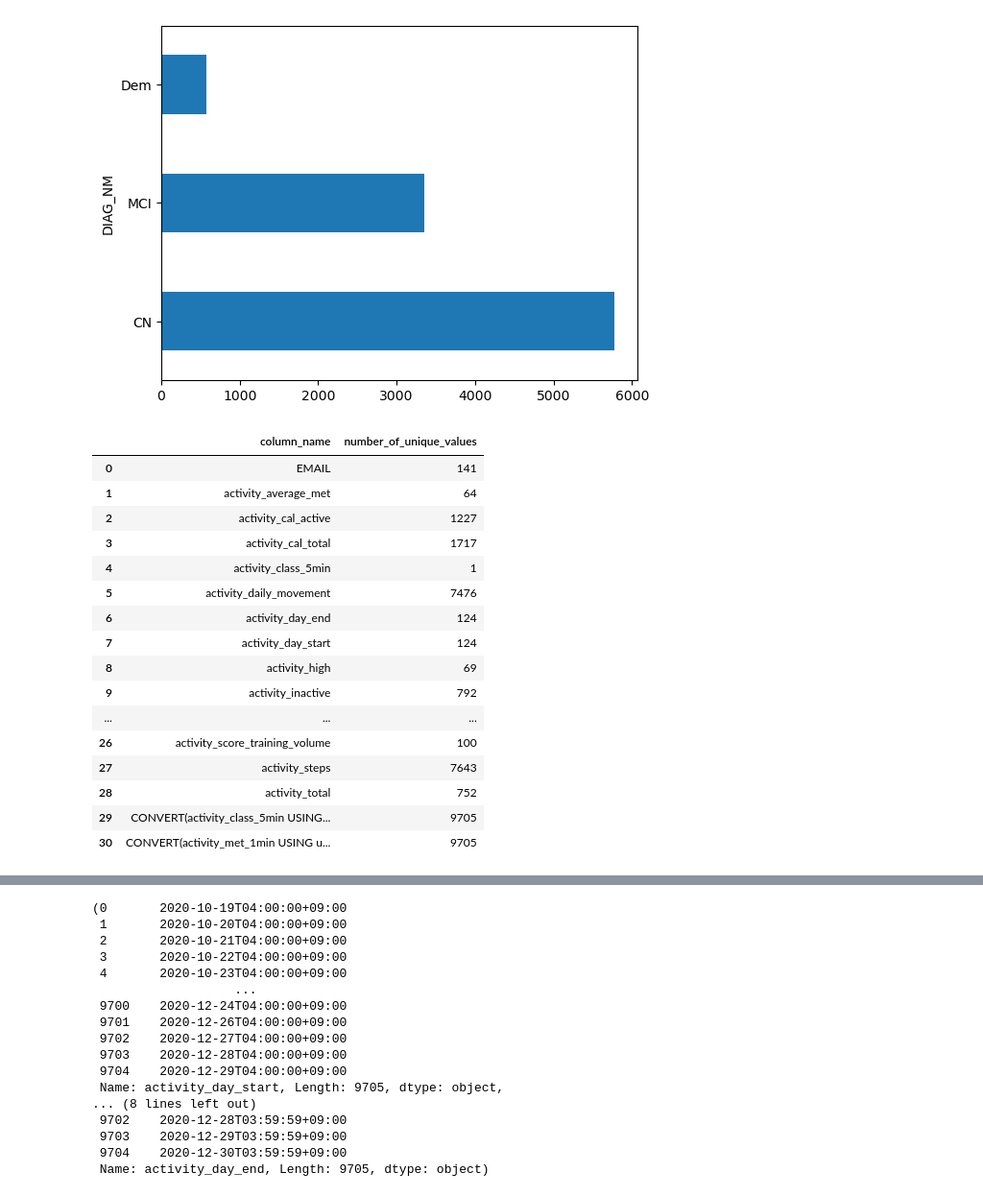
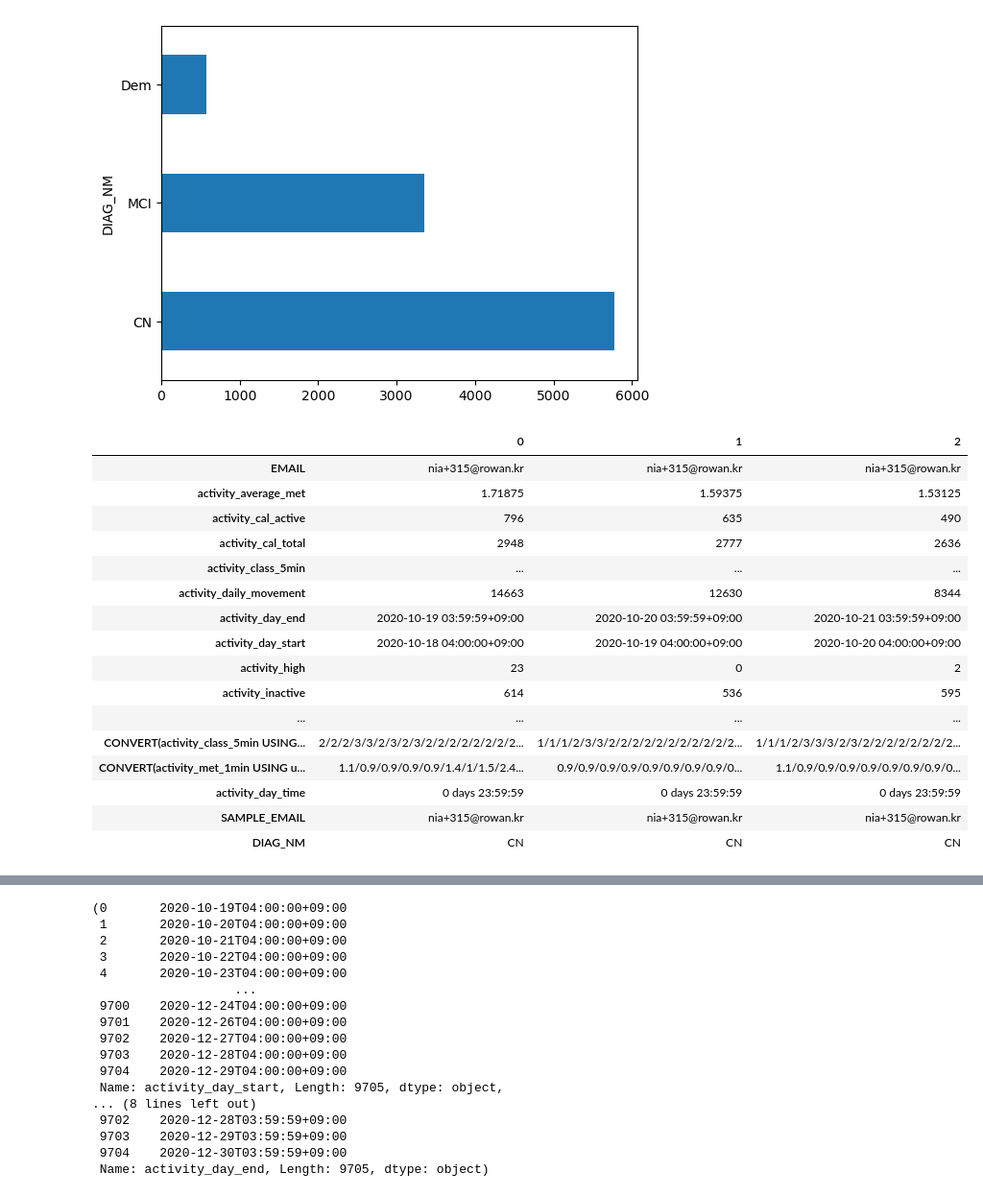
Before and after one commit to SeHwanYoo/analyze_dementia, a Jupyter notebook: EDA.ipynb, the cells around one changed output, grey strips where cells are left out. Shown at 96% size. Saved outputs shown, nothing was run; the diff lists cells and outputs as text; code cells hidden in the pictures.

```diff
--- a/EDA.ipynb
+++ b/EDA.ipynb
@@ -135,29 +135,24 @@ msno.bar(df=raw, color=(0.1, 0.6, 0.8), figsize=(10, 6))
 # %% [output]
 <Axes: ylabel='DIAG_NM'>
 [figure]
-# %%
-(
-    raw
-    .nunique()
-    .to_frame()
-    .reset_index(drop=False)
-    .rename(columns={'index':'column_name', 0:'number_of_unique_values'})
-)
-# %% [output]
-|  | column_name | number_of_unique_values |
-| 0 | EMAIL | 141 |
-| 1 | activity_average_met | 64 |
-| 2 | activity_cal_active | 1227 |
-| 3 | activity_cal_total | 1717 |
-| 4 | activity_class_5min | 1 |
-| 5 | activity_daily_movement | 7476 |
-| 6 | activity_day_end | 124 |
-| 7 | activity_day_start | 124 |
-| 8 | activity_high | 69 |
-| 9 | activity_inactive | 792 |
-| ... | ... | ... |
-| 26 | activity_score_training_volume | 100 |
-| 27 | activity_steps | 7643 |
-| 28 | activity_total | 752 |
-| 29 | CONVERT(activity_class_5min USING... | 9705 |
-| 30 | CONVERT(activity_met_1min USING u... | 9705 |
+# %%
+# raw['date']
+raw.iloc[:3, :].T
+# %% [output]
+|  | 0 | 1 | 2 |
+| EMAIL | nia+315@rowan.kr | nia+315@rowan.kr | nia+315@rowan.kr |
+| activity_average_met | 1.71875 | 1.59375 | 1.53125 |
+| activity_cal_active | 796 | 635 | 490 |
+| activity_cal_total | 2948 | 2777 | 2636 |
+| activity_class_5min | ... | ... | ... |
+| activity_daily_movement | 14663 | 12630 | 8344 |
+| activity_day_end | 2020-10-19 03:59:59+09:00 | 2020-10-20 03:59:59+09:00 | 2020-10-21 03:59:59+09:00 |
+| activity_day_start | 2020-10-18 04:00:00+09:00 | 2020-10-19 04:00:00+09:00 | 2020-10-20 04:00:00+09:00 |
+| activity_high | 23 | 0 | 2 |
+| activity_inactive | 614 | 536 | 595 |
+| ... | ... | ... | ... |
+| CONVERT(activity_class_5min USING... | 2/2/2/3/3/2/3/2/3/2/2/2/2/2/2/2/2... | 1/1/1/2/3/3/2/2/2/2/2/2/2/2/2/2/2... | 1/1/1/2/3/3/3/2/3/2/2/2/2/2/2/2/2... |
+| CONVERT(activity_met_1min USING u... | 1.1/0.9/0.9/0.9/0.9/1.4/1/1.5/2.4... | 0.9/0.9/0.9/0.9/0.9/0.9/0.9/0.9/0... | 1.1/0.9/0.9/0.9/0.9/0.9/0.9/0.9/0... |
+| activity_day_time | 0 days 23:59:59 | 0 days 23:59:59 | 0 days 23:59:59 |
+| SAMPLE_EMAIL | nia+315@rowan.kr | nia+315@rowan.kr | nia+315@rowan.kr |
+| DIAG_NM | CN | CN | CN |
```
Also changed, not shown: parts of 11 cells of this notebook, 1 other file.
